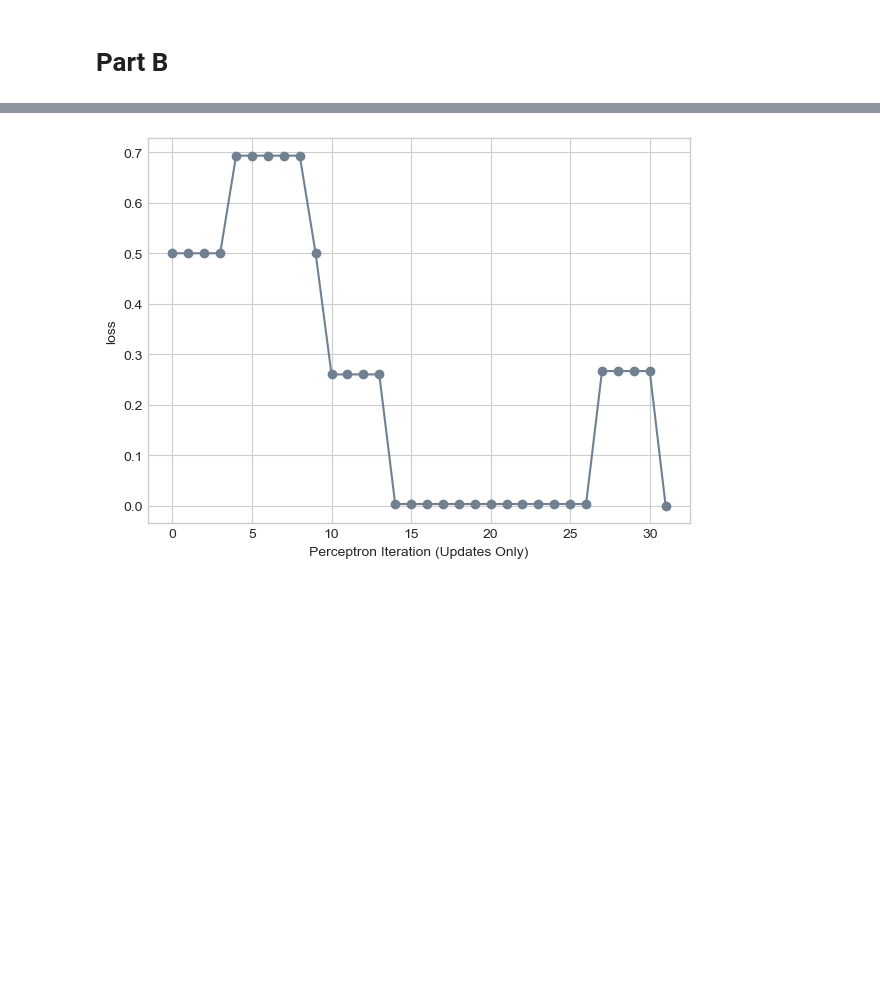
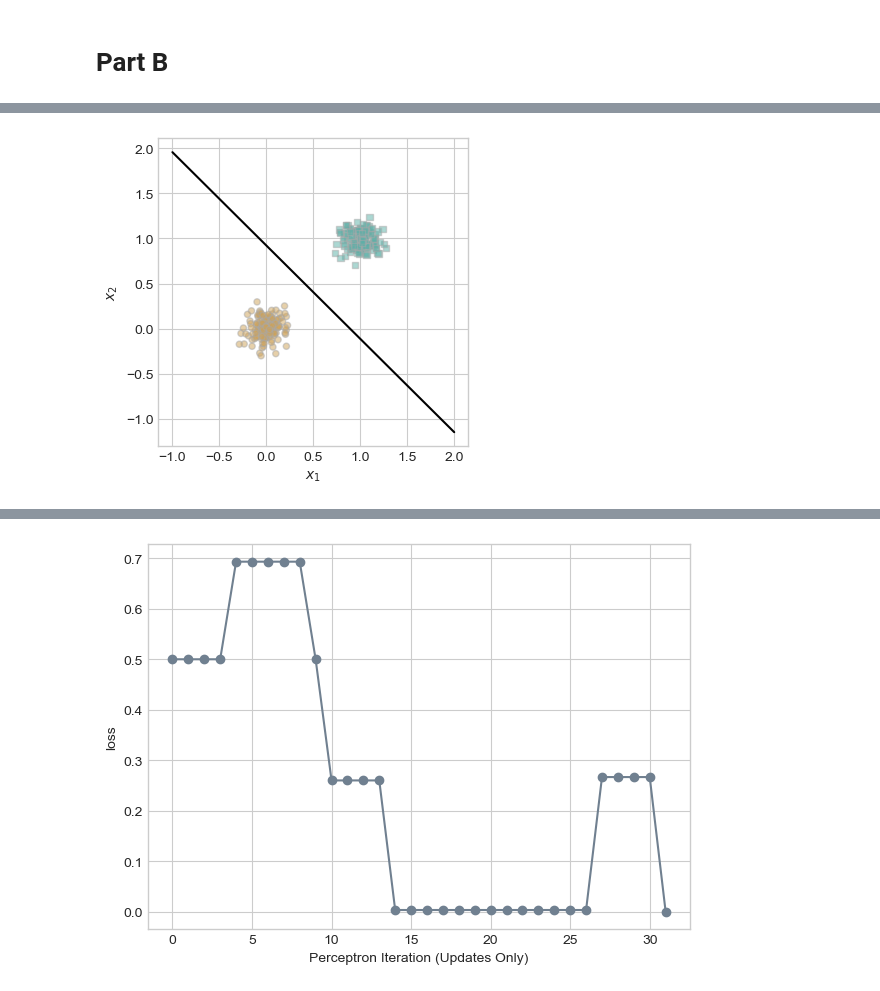
Before and after one commit to jacksonbhanson7/jacksonbhanson7.github.io, a Jupyter notebook: posts/Implementing Logistic Regression/index.ipynb, the cells around one changed output, grey strips where cells are left out. Saved outputs shown, nothing was run; the diff lists cells and outputs as text; code cells hidden in the pictures; blank space fills up the shorter version.

```diff
--- a/posts/Implementing Logistic Regression/index.ipynb
+++ b/posts/Implementing Logistic Regression/index.ipynb
@@ -62,0 +84,7 @@ Now, let's vizualize the loss over the course of the algorithm. Because we know
+# %%
+
+fig, ax = plt.subplots(1, 1, figsize = (4, 4))
+plot_data(X, y, ax)
+draw_line(LR.w, x_min = -1, x_max = 2, ax = ax, color = "black")
+# %% [output]
+[figure, added]
```
Also changed, not shown: parts of 25 cells of this notebook.
